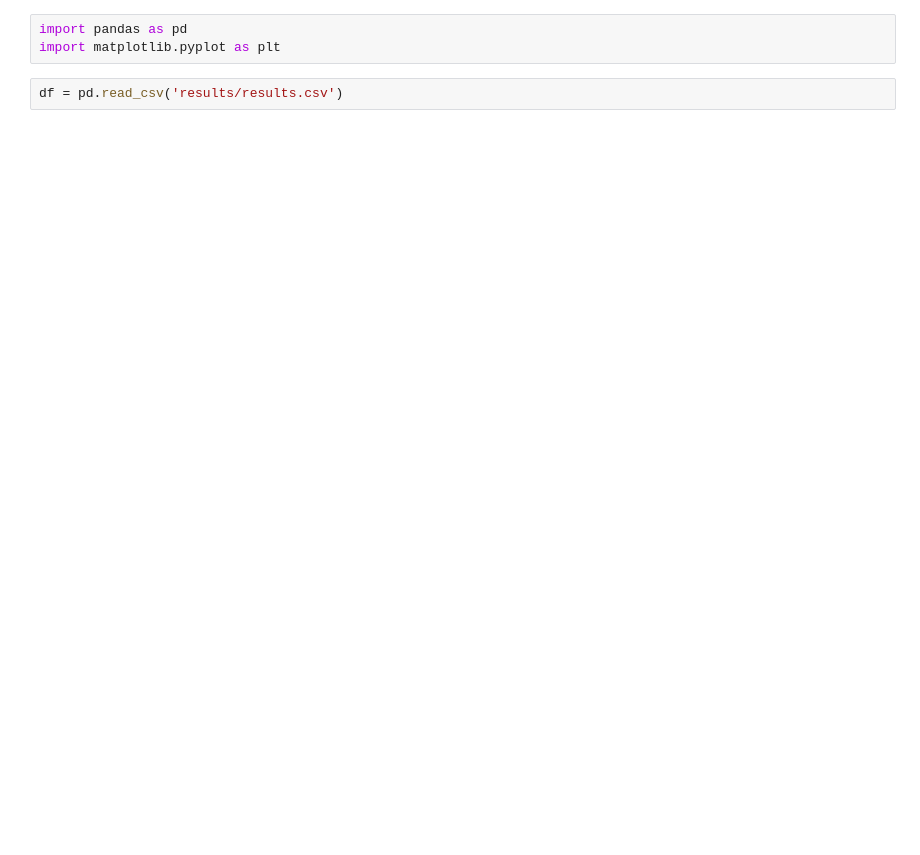
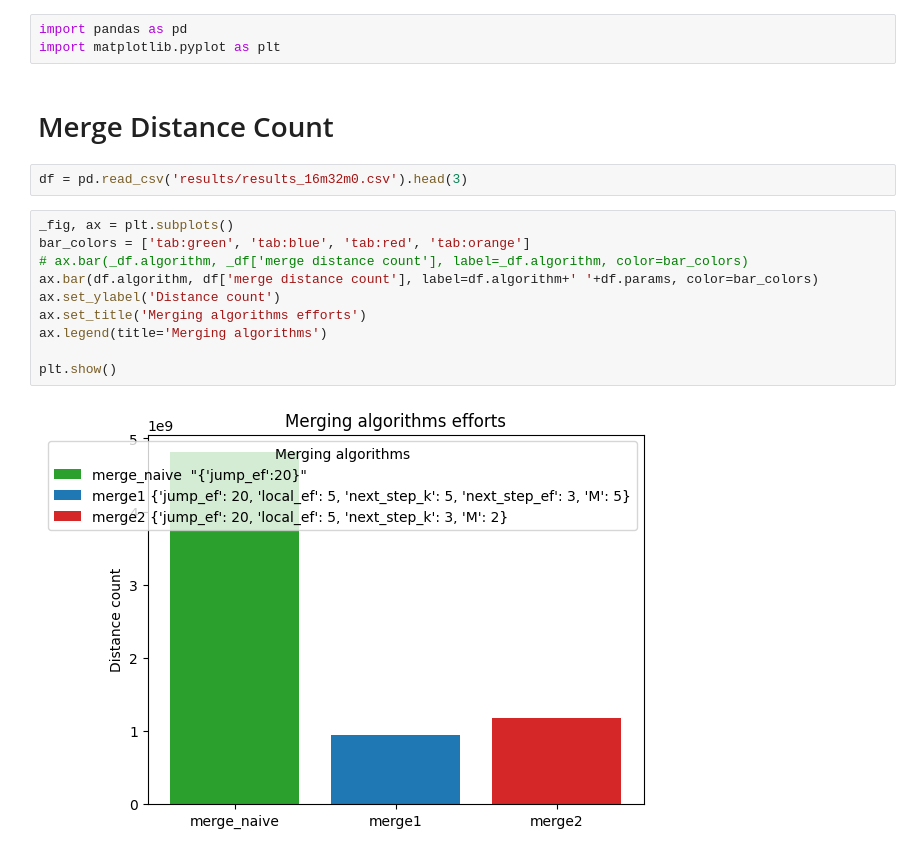
Before and after one commit to yugabyte/merging-navigable-graphs, a Jupyter notebook: plot-results.ipynb, the cells around one changed output. Saved outputs shown, nothing was run; the diff lists cells and outputs as text; blank space fills up the shorter version.

```diff
--- a/plot-results.ipynb
+++ b/plot-results.ipynb
@@ -1,5 +1,19 @@
 # %%
 import pandas as pd
 import matplotlib.pyplot as plt
+# %% [markdown]
+# Merge Distance Count
 # %%
-df = pd.read_csv('results/results.csv')
+df = pd.read_csv('results/results_16m32m0.csv').head(3)
+# %%
+_fig, ax = plt.subplots()
+bar_colors = ['tab:green', 'tab:blue', 'tab:red', 'tab:orange']
+# ax.bar(_df.algorithm, _df['merge distance count'], label=_df.algorithm, color=bar_colors)
+ax.bar(df.algorithm, df['merge distance count'], label=df.algorithm+' '+df.params, color=bar_colors)
+ax.set_ylabel('Distance count')
+ax.set_title('Merging algorithms efforts')
+ax.legend(title='Merging algorithms')
+
+plt.show()
+# %% [output]
+[figure, added]
```
Also changed, not shown: parts of 4 cells of this notebook.
